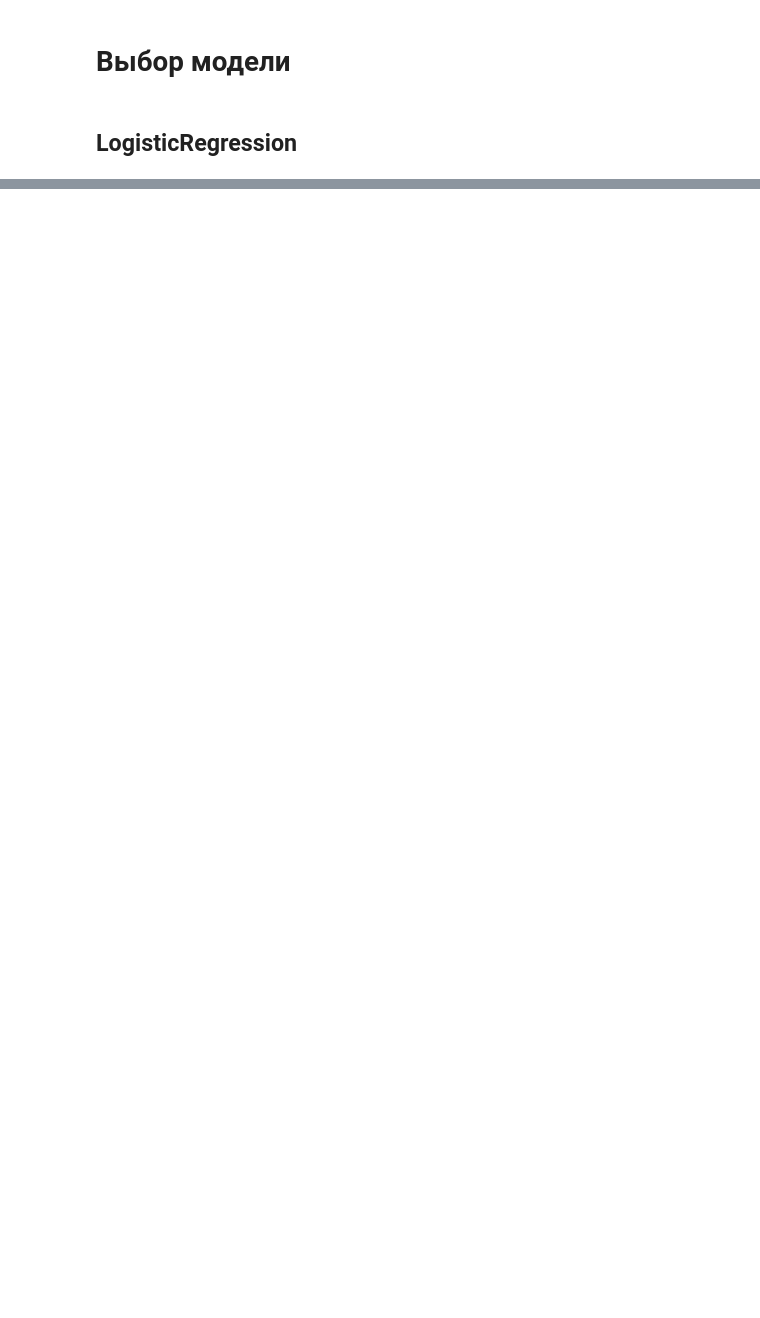
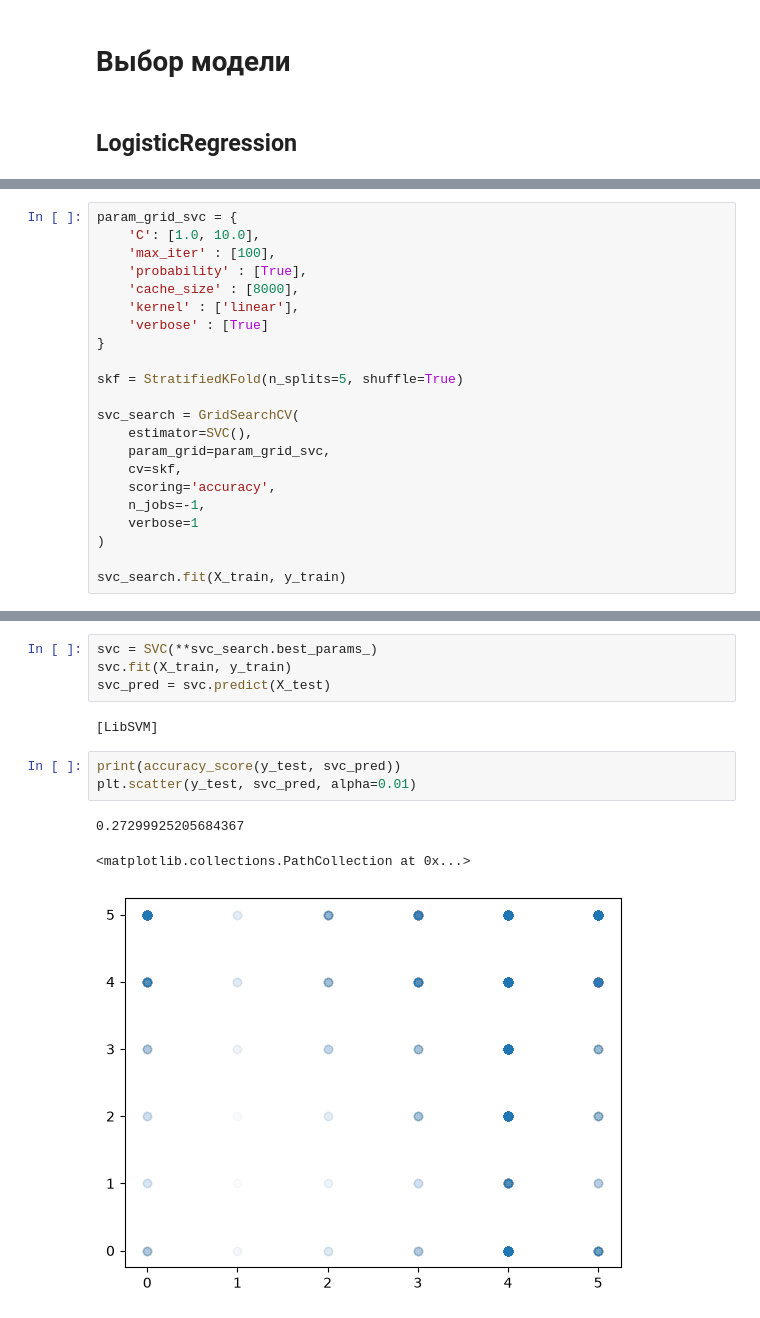
Before and after one commit to w1l12345645678/dsb12, a Jupyter notebook: src/ipy.ipynb, the cells around one changed output, grey strips where cells are left out. Cells and saved outputs as stored; diff of their text form; blank space fills up the shorter version.

```diff
--- a/src/ipy.ipynb
+++ b/src/ipy.ipynb
@@ -591,0 +621,22 @@ plt.scatter(y_test, lr_pred)
+# %%
+param_grid_svc = {
+    'C': [1.0, 10.0],
+    'max_iter' : [100],
+    'probability' : [True],
+    'cache_size' : [8000],
+    'kernel' : ['linear'],
+    'verbose' : [True]
+}
+
+skf = StratifiedKFold(n_splits=5, shuffle=True)
+
+svc_search = GridSearchCV(
+    estimator=SVC(),
+    param_grid=param_grid_svc,
+    cv=skf,
+    scoring='accuracy',
+    n_jobs=-1,
+    verbose=1
+)
+
+svc_search.fit(X_train, y_train)
@@ -591,0 +662,13 @@ plt.scatter(y_test, lr_pred)
+# %%
+svc = SVC(**svc_search.best_params_)
+svc.fit(X_train, y_train)
+svc_pred = svc.predict(X_test)
+# %% [output]
+[LibSVM]
+# %%
+print(accuracy_score(y_test, svc_pred))
+plt.scatter(y_test, svc_pred, alpha=0.01)
+# %% [output]
+0.27299925205684367
+<matplotlib.collections.PathCollection at 0x...>
+[figure, added]
```
Also changed, not shown: parts of 77 cells of this notebook.
